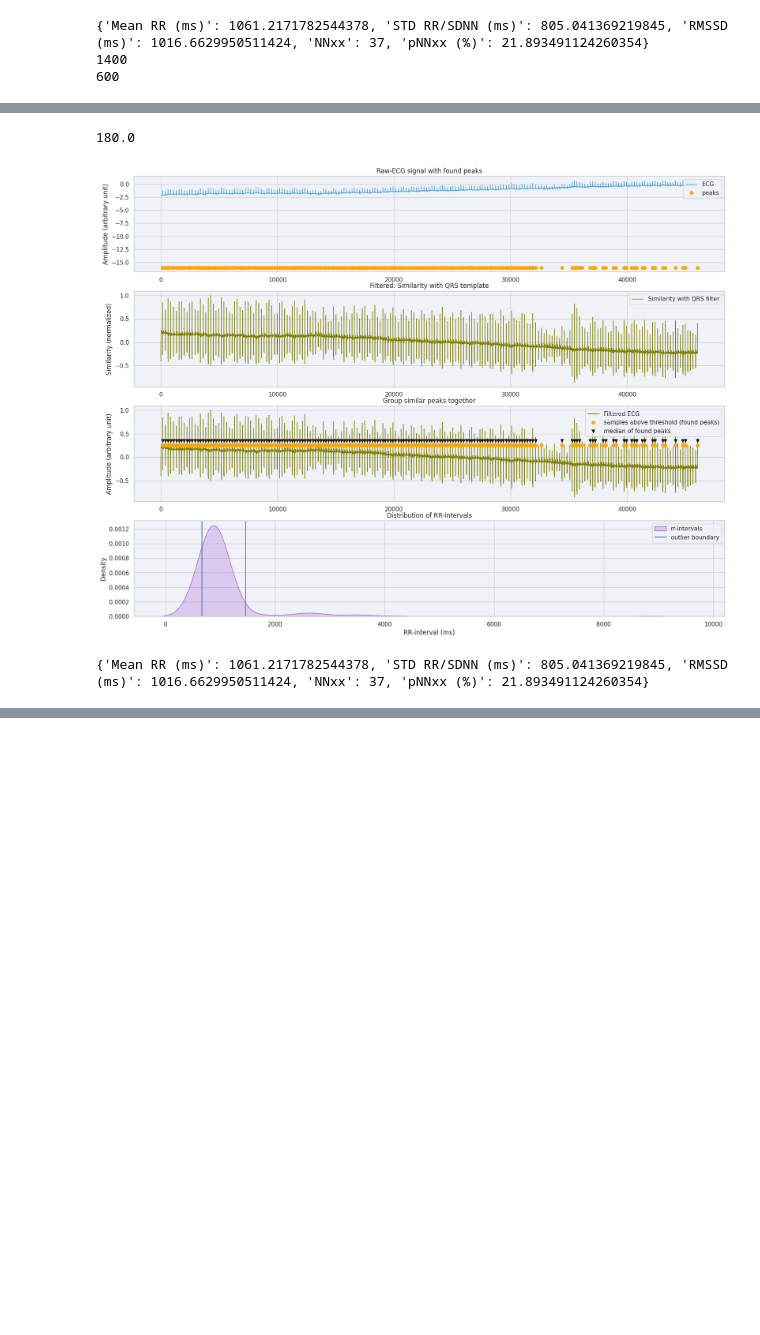
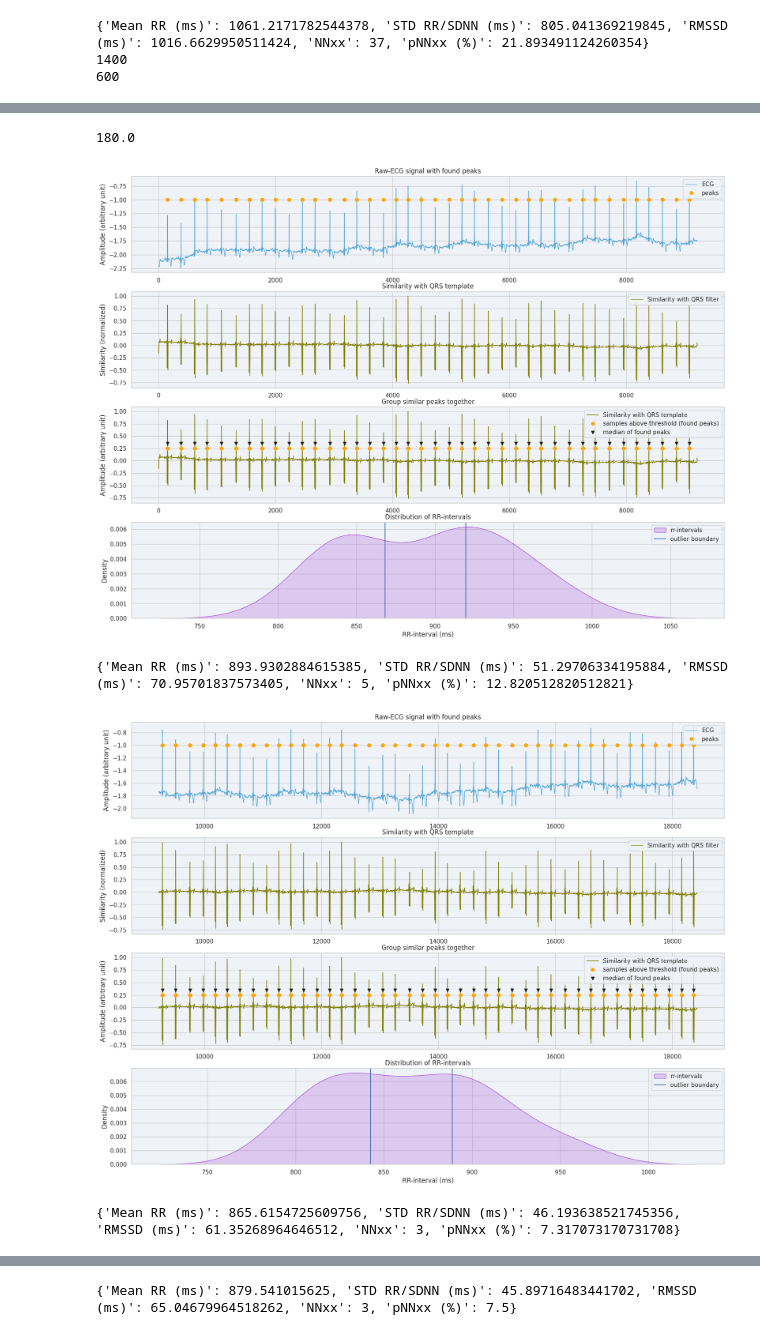
Before and after one commit to saifhanjra/tester_sony_digirelax, a Jupyter notebook: scripts/wp3/wp3_hrv_vis.ipynb, the cells around one changed output, grey strips where cells are left out. Saved outputs shown, nothing was run; the diff lists cells and outputs as text; code cells hidden in the pictures; blank space fills up the shorter version.

Commit message:
figures added for progress update

```diff
--- a/scripts/wp3/wp3_hrv_vis.ipynb
+++ b/scripts/wp3/wp3_hrv_vis.ipynb
@@ -323,7 +323,7 @@ outlier_thr = 0.5
 
 sampfrom = start
 sampto = stop
-nr_plots = 1
+nr_plots = 5
 for start, stop in get_plot_ranges(sampfrom, sampto, nr_plots):
 
     cond_slice = (ecg_df_ii.index >= start) & (ecg_df_ii.index < stop)
@@ -341,14 +341,14 @@ for start, stop in get_plot_ranges(sampfrom, sampto, nr_plots):
     plt.title("Raw-ECG signal with found peaks")
     plt.plot(ecg_slice.index, ecg_slice, label="ECG", color="#51A6D8", linewidth=1)
 
-    plt.plot(peaks, np.repeat(-16, peaks.shape[0]), label="peaks", color="orange", marker="o", linestyle="None")
+    plt.plot(peaks, np.repeat(-1, peaks.shape[0]), label="peaks", color="orange", marker="o", linestyle="None")
     plt.legend(loc="upper right")
     #plt.xlabel("Samples")
     plt.ylabel("Amplitude (arbitrary unit)")
 
 
     plt.subplot(412)
-    plt.title('Filtered: Similarity with QRS template')
+    plt.title('Similarity with QRS template')
     plt.plot(ecg_slice.index, similarity, label="Similarity with QRS filter", color="olive", linewidth=1)
     plt.legend(loc="upper right")
     #plt.xlabel("Samples")
@@ -358,38 +358,40 @@ for start, stop in get_plot_ranges(sampfrom, sampto, nr_plots):
 
     plt.subplot(413)
     plt.title("Group similar peaks together")
-    plt.plot(ecg_slice.index, similarity, label="Filtered ECG", color="olive", linewidth=1)
+    plt.plot(ecg_slice.index, similarity, label="Similarity with QRS template", color="olive", linewidth=1)
     plt.plot(peaks, np.repeat(0.25, peaks.shape[0]),label="samples above threshold (found peaks)", color="orange", marker="o", linestyle="None")
     plt.plot(grouped_peaks, np.repeat(0.35, grouped_peaks.shape[0]), label="median of found peaks", color="k", marker="v", linestyle="None")
     plt.legend(loc="upper right")
     #plt.xlabel("Samples")
     plt.ylabel("Amplitude (arbitrary unit)")
     #plt.gca().set_xlim(0, 200)
 
 
     plt.subplot(414)
 
     grouped_peak_msec =group_peaks_from_ind_to_msec(grouped_peaks, 256)
 
     rr = np.diff(grouped_peak_msec)
     plt.title("Distribution of RR-intervals")
 
     with warnings.catch_warnings():
         warnings.simplefilter("ignore") # ignore FutureWarning
         sns.kdeplot(rr, label="rr-intervals", color="#A651D8", shade=True)
 
     outlier_low = np.mean(rr) - outlier_thr * np.std(rr)
     outlier_high = np.mean(rr) + outlier_thr * np.std(rr)
     plt.axvline(x=outlier_low)
     plt.axvline(x=outlier_high, label="outlier boundary")
     plt.xlabel("RR-interval (ms)")
     plt.ylabel("Density")
     #plt.text(outlier_low - 370, 0.004, "outliers low (< mean - 2 sigma)")
     plt.legend()
     plt.show()
 
     print(timedomain(rr))
 # %% [output]
 180.0
-[figure, old version]
+[figure, new version]
-{'Mean RR (ms)': 1061.2171782544378, 'STD RR/SDNN (ms)': 805.041369219845, 'RMSSD (ms)': 1016.6629950511424, 'NNxx': 37, 'pNNxx (%)': 21.893491124260354}
+{'Mean RR (ms)': 893.9302884615385, 'STD RR/SDNN (ms)': 51.29706334195884, 'RMSSD (ms)': 70.95701837573405, 'NNxx': 5, 'pNNxx (%)': 12.820512820512821}
+[figure, added]
+{'Mean RR (ms)': 865.6154725609756, 'STD RR/SDNN (ms)': 46.193638521745356, 'RMSSD (ms)': 61.35268964646512, 'NNxx': 3, 'pNNxx (%)': 7.317073170731708}
@@ -395,0 +399 @@ for start, stop in get_plot_ranges(sampfrom, sampto, nr_plots):
+{'Mean RR (ms)': 879.541015625, 'STD RR/SDNN (ms)': 45.89716483441702, 'RMSSD (ms)': 65.04679964518262, 'NNxx': 3, 'pNNxx (%)': 7.5}
```
Also changed, not shown: parts of 1 cell of this notebook, 2 other files.
